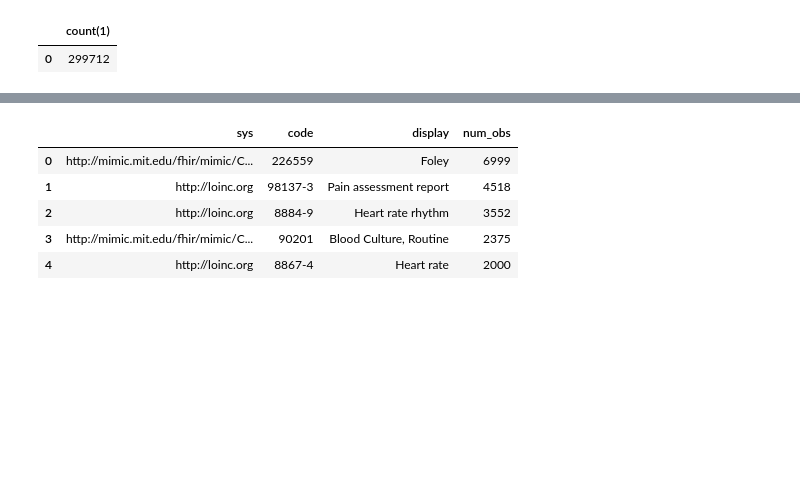
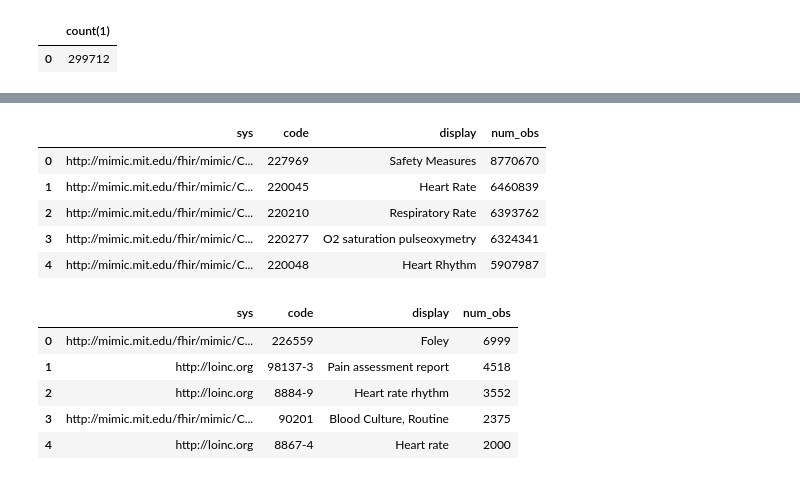
Before and after one commit to google/fhir-data-pipes, a Jupyter notebook: query/code_embedding.ipynb, the cells around one changed output, grey strips where cells are left out. Drawn from its saved outputs; the diff is of its cells as text; code cells hidden in the pictures; blank space fills up the shorter version.

```diff
--- a/query/code_embedding.ipynb
+++ b/query/code_embedding.ipynb
@@ -231,3 +245,21 @@ pd.read_sql_query(
+# %%
+obs_codes = pd.read_sql_query(
+    sql="""
+    SELECT OCC.`system` AS sys, OCC.code AS code, OCC.display, COUNT(*) AS num_obs
+    FROM observation_mimic AS O LATERAL VIEW explode(code.coding) AS OCC
+    GROUP BY OCC.`system`, OCC.code, OCC.display
+    ORDER BY num_obs DESC
+    """,
+    con=spark_query_engine,
+)
+obs_codes.head()
+# %% [output]
+|  | sys | code | display | num_obs |
+| 0 | http://mimic.mit.edu/fhir/mimic/C... | 227969 | Safety Measures | 8770670 |
+| 1 | http://mimic.mit.edu/fhir/mimic/C... | 220045 | Heart Rate | 6460839 |
+| 2 | http://mimic.mit.edu/fhir/mimic/C... | 220210 | Respiratory Rate | 6393762 |
+| 3 | http://mimic.mit.edu/fhir/mimic/C... | 220277 | O2 saturation pulseoxymetry | 6324341 |
+| 4 | http://mimic.mit.edu/fhir/mimic/C... | 220048 | Heart Rhythm | 5907987 |
 # %%
 obs_codes = pd.read_sql_query(
     sql="""
```
Also changed, not shown: parts of 18 cells of this notebook.
